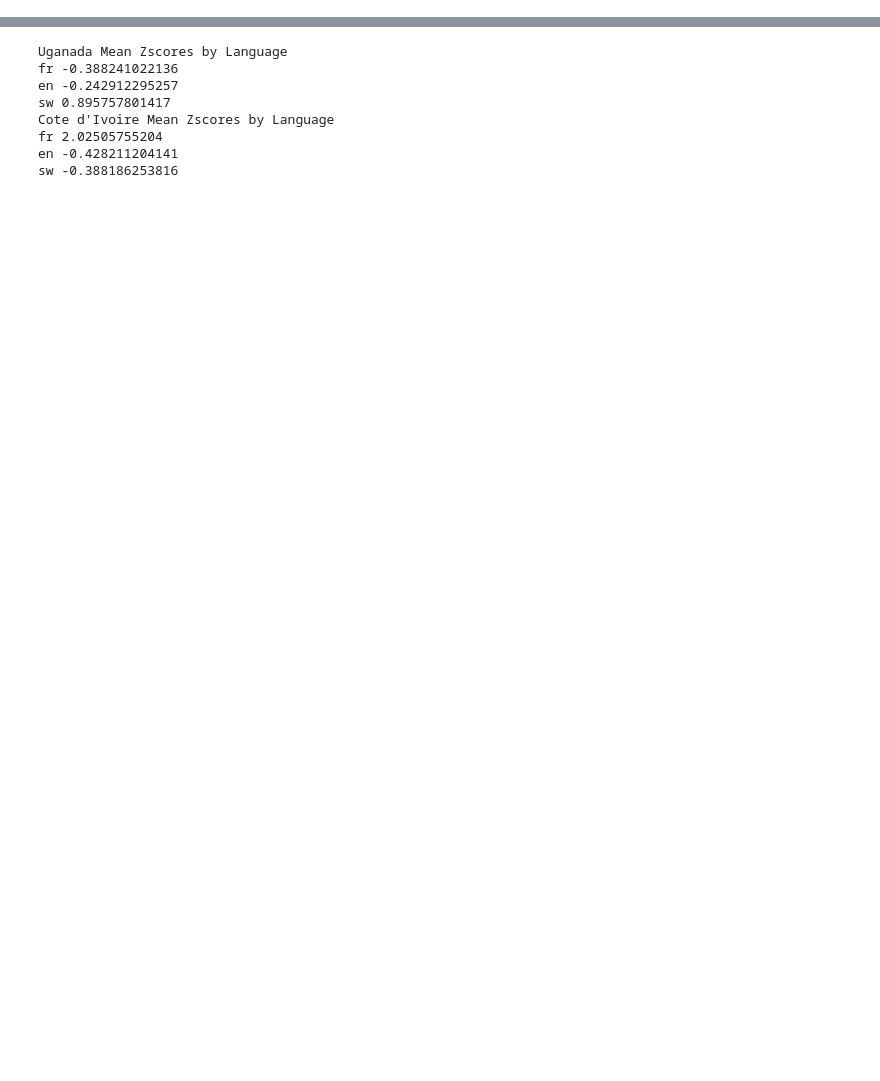
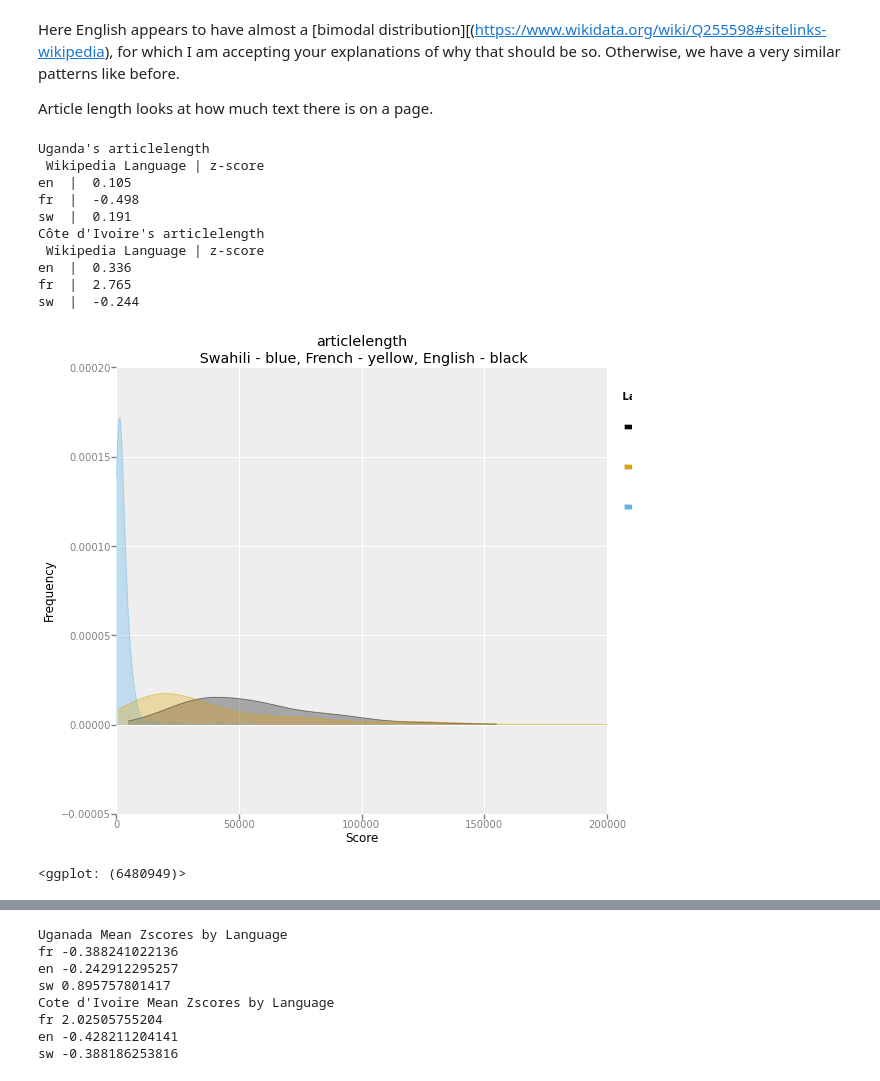
Before and after one commit to notconfusing/kumusha_takes_wiki, a Jupyter notebook: ActionableMetrics.ipynb, the cells around one changed output, grey strips where cells are left out. Cells and saved outputs as stored; diff of their text form; code cells hidden in the pictures; blank space fills up the shorter version.

```diff
--- a/ActionableMetrics.ipynb
+++ b/ActionableMetrics.ipynb
@@ -465 +105,20 @@ sw  |  -0.244
+# %% [markdown]
+Here English appears to have almost a [bimodal distribution][(https://www.wikidata.org/wiki/Q255598#sitelinks-wikipedia), for which I am accepting your explanations of why that should be so. Otherwise, we have a very similar patterns like before.
+
+Article length looks at how much text there is on a page.
+# %%
+metric_analyse_density('articlelength',200000)
+# %% [output]
+Uganda's articlelength
+ Wikipedia Language | z-score
+en  |  0.105
+fr  |  -0.498
+sw  |  0.191
+Côte d'Ivoire's articlelength
+ Wikipedia Language | z-score
+en  |  0.336
+fr  |  2.765
+sw  |  -0.244
+[figure, added]
+<ggplot: (6480949)>
 # %% [markdown]
```
Also changed, not shown: parts of 121 cells of this notebook.
